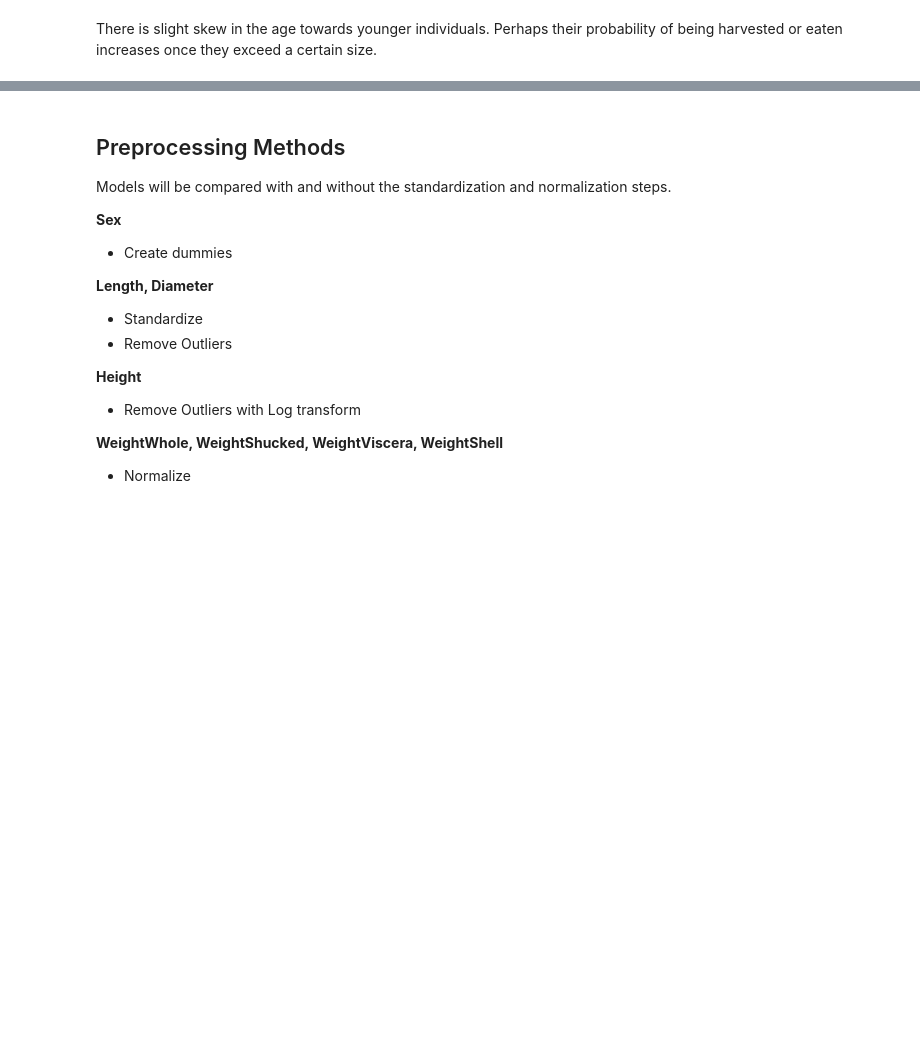
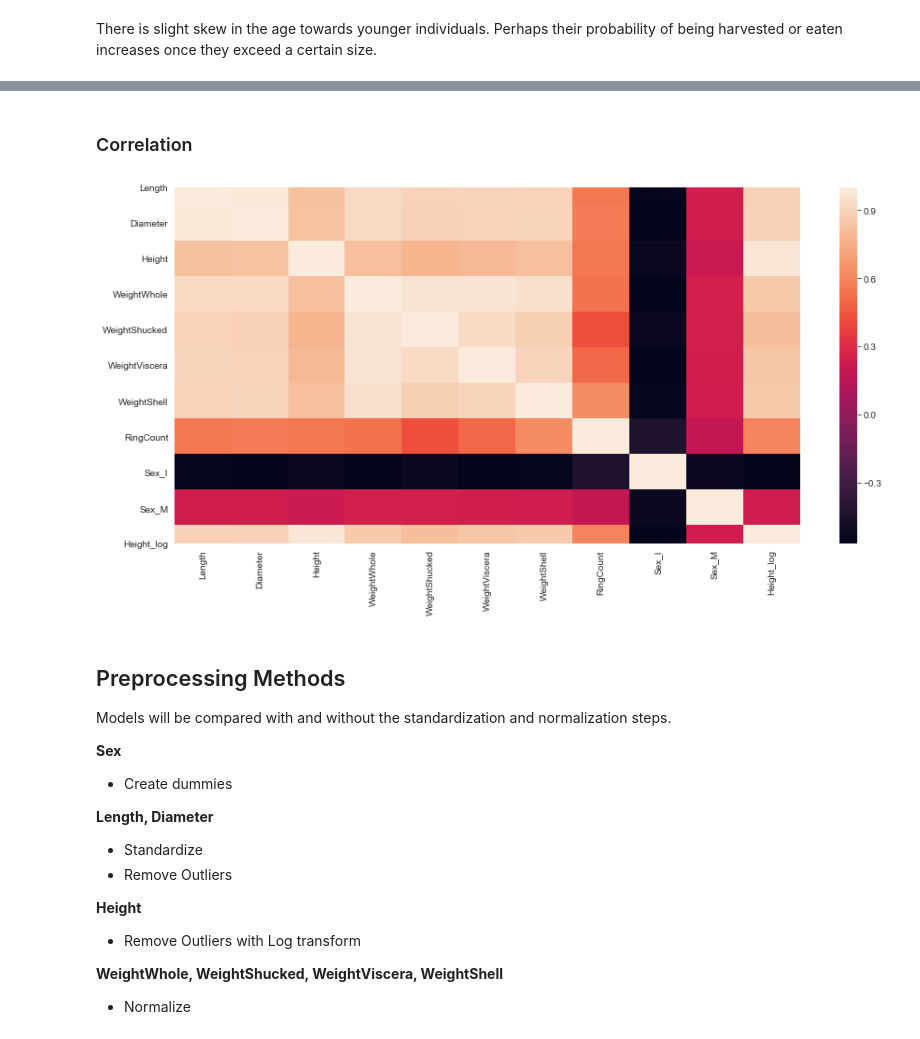
Before and after one commit to chrisammon3000/uci-abalone, a Jupyter notebook: notebooks/190924-gcl-initial-exploration.ipynb, the cells around one changed output, grey strips where cells are left out. Drawn from its saved outputs; the diff is of its cells as text; code cells hidden in the pictures; blank space fills up the shorter version.

```diff
--- a/notebooks/190924-gcl-initial-exploration.ipynb
+++ b/notebooks/190924-gcl-initial-exploration.ipynb
@@ -149,3 +168,11 @@ There is slight skew in the age towards younger individuals. Perhaps their proba
+# %% [markdown]
+### Correlation
+# %%
+plt.title("Abalone: Correlation")
+plt.figure(figsize=(15,7))
+sns.heatmap(raw.corr());
+# %% [output]
+[figure, added]
 # %% [markdown]
 ## Preprocessing Methods
 
```
Also changed, not shown: parts of 29 cells of this notebook.
